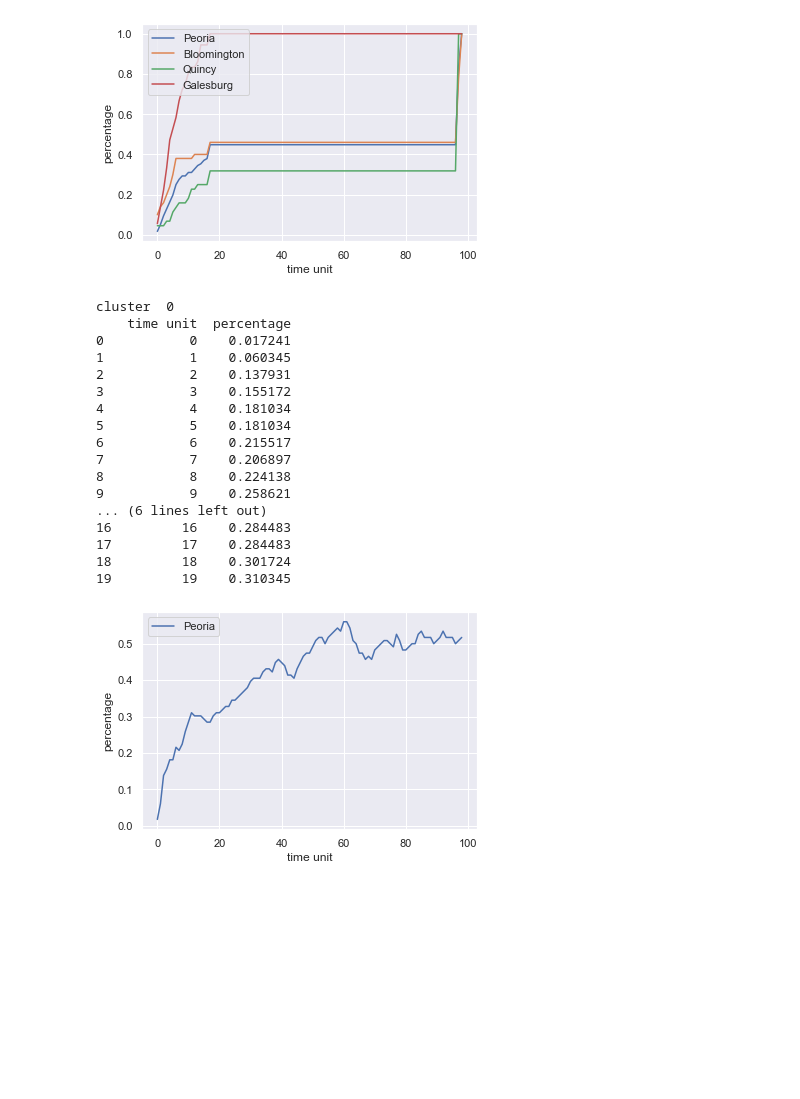
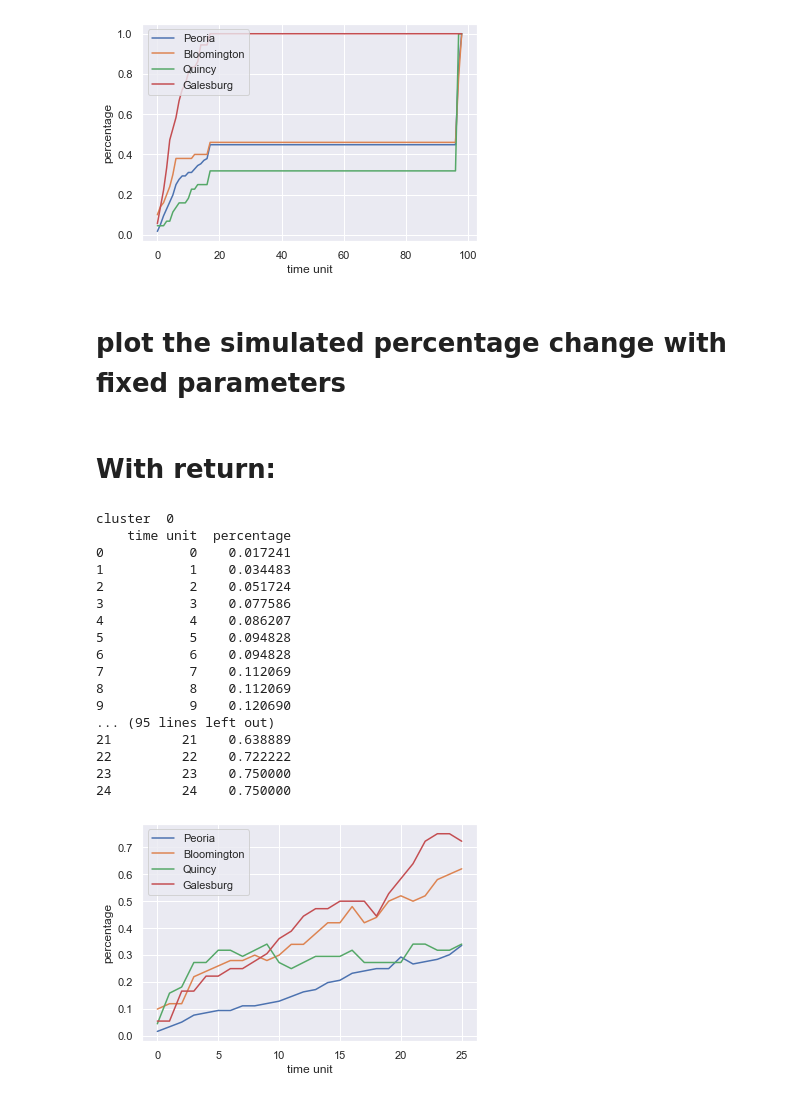
Before and after one commit to HX-Tfd/CSIS, a Jupyter notebook: process.ipynb, the cells around one changed output. Saved outputs shown, nothing was run; the diff lists cells and outputs as text; code cells hidden in the pictures; blank space fills up the shorter version.

```diff
--- a/process.ipynb
+++ b/process.ipynb
@@ -218,6 +218,8 @@ cluster  0
 18         18    1.000000
 19         19    1.000000
 [figure]
+# %% [markdown]
+# plot the simulated percentage change with fixed parameters
 # %%
 from sklearn.linear_model import LinearRegression
 import math
@@ -259,7 +261,7 @@ def get_change_simulated(cluster_index, k_alpha, k_beta, k_gamma, E_profit):
     driving_force = update_driving_forces_cluster_specific(edge_props, cluster_index, current_state[1])
 
     # later states
-    for i in range(98):
+    for i in range(25):
         new_opinions, driving_force = update(driving_force, edge_props, cluster_index, current_state[1])
         current_state = [i+1, new_opinions ]
         simulated_percentage_overtime.append([i+1, np.count_nonzero(new_opinions)/cluster_size[cluster_index]])
@@ -269,7 +271,7 @@ def get_change_simulated(cluster_index, k_alpha, k_beta, k_gamma, E_profit):
     simulation= pd.DataFrame(simulated_percentage_overtime, columns = ['time unit','percentage'])
 
     print("cluster ",cluster_index)
-    print(simulation.head(20))
+    print(simulation.head(25))
     print()
     sns.set_theme()
     sns.lineplot(x='time unit', y='percentage', data=simulation, label =cluster_names[cluster_index],ci=None)
@@ -329,32 +331,37 @@ def update(driving_forces, edge_props, cluster_index, current_state):
     new_states = []
     prob = prob_of_change(driving_forces)
     for agent in range(cluster_size[cluster_index]):
-        new_state = opinion(current_state[agent], prob[agent])
-        #new_state_no_return = opinion_no_return(current_state[agent], prob[agent])
-        new_states.append(new_state)
-        #new_states.append(new_state_no_return)
+        #new_state = opinion(current_state[agent], prob[agent])
+        new_state_no_return = opinion_no_return(current_state[agent], prob[agent])
+        #new_states.append(new_state)
+        new_states.append(new_state_no_return)
 
     new_driving_force = update_driving_forces_cluster_specific(edge_props, cluster_index, current_state)
 
     return new_states, new_driving_force
-# %%
-get_change_simulated(0,1,2,3,15)
-# %% [output]
-cluster  0
-    time unit  percentage
-0           0    0.017241
-1           1    0.060345
-2           2    0.137931
-3           3    0.155172
-4           4    0.181034
-5           5    0.181034
-6           6    0.215517
-7           7    0.206897
-8           8    0.224138
-9           9    0.258621
-... (6 lines left out)
-16         16    0.284483
-17         17    0.284483
-18         18    0.301724
-19         19    0.310345
-[figure, removed]
+# %% [markdown]
+# With return:
+# %%
+get_change_simulated(0,1,2,3,15)
+get_change_simulated(1,1,2,3,15)
+get_change_simulated(2,1,2,3,15)
+get_change_simulated(3,1,2,3,15)
+# %% [output]
+cluster  0
+    time unit  percentage
+0           0    0.017241
+1           1    0.034483
+2           2    0.051724
+3           3    0.077586
+4           4    0.086207
+5           5    0.094828
+6           6    0.094828
+7           7    0.112069
+8           8    0.112069
+9           9    0.120690
+... (95 lines left out)
+21         21    0.638889
+22         22    0.722222
+23         23    0.750000
+24         24    0.750000
+[figure, added]
```
Also changed, not shown: parts of 31 cells of this notebook.
